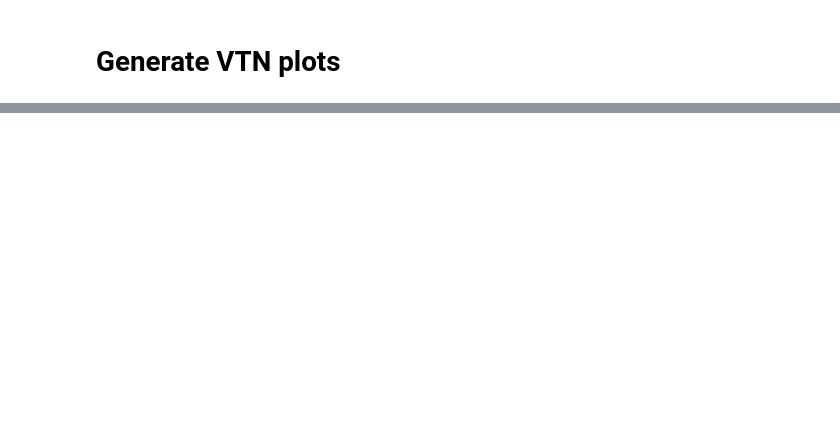
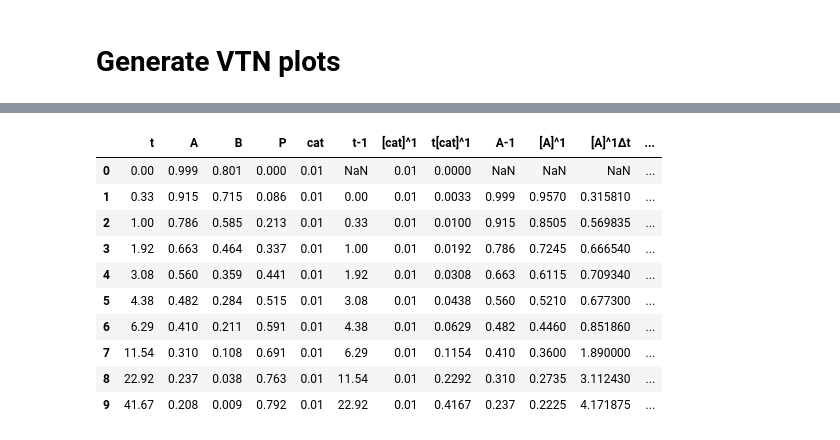
Before and after one commit to hnagib/Variable-Time-Normalization, a Jupyter notebook: notebooks/01-hnagib-oop.ipynb, the cells around one changed output, grey strips where cells are left out. Saved outputs shown, nothing was run; the diff lists cells and outputs as text; code cells hidden in the pictures; blank space fills up the shorter version.

```diff
--- a/notebooks/01-hnagib-oop.ipynb
+++ b/notebooks/01-hnagib-oop.ipynb
@@ -18,6 +16,12 @@ from scipy.optimize import minimize
 # %% [output]
 Loading BokehJS ...
 [interactive output not drawn]
+# %%
+def load_data(n, datadir, filename):
+    d_dict = {}
+    for i in range(1,n+1):
+        d_dict[f'{i}'] = pd.read_csv(os.path.join(datadir, filename.format(i=i)))
+    return d_dict
 # %% [markdown]
 # Initilize `VariableTimeNormalization` object
 # %%
@@ -80,0 +72,17 @@ vtn.plot_order_smoothness(
+# %%
+exp = vtn.VariableTimeNormalization(
+    load_data(4, '../data/', 'exp_{i}.csv'),
+    exp_pairs=exp_pairs,
+    rxn_orders={'A':1, 'B':1, 'cat':1},
+    product_name='P'
+)
+
+# Plot pair of experiments for a given component
+exp.plot_vtn('A')
+
+# Plot all experiments for determining k_obs
+exp.plot_kobs()
+
+# Show dataframe used for VTN analysis
+exp.df_vtn['3']
+# %% [output]
@@ -80,0 +93,11 @@ vtn.plot_order_smoothness(
+|  | t | A | B | P | cat | t-1 | [cat]^1 | t[cat]^1 | A-1 | [A]^1 | [A]^1∆t | ... |
+| 0 | 0.00 | 0.999 | 0.801 | 0.000 | 0.01 | NaN | 0.01 | 0.0000 | NaN | NaN | NaN | ... |
+| 1 | 0.33 | 0.915 | 0.715 | 0.086 | 0.01 | 0.00 | 0.01 | 0.0033 | 0.999 | 0.9570 | 0.315810 | ... |
+| 2 | 1.00 | 0.786 | 0.585 | 0.213 | 0.01 | 0.33 | 0.01 | 0.0100 | 0.915 | 0.8505 | 0.569835 | ... |
+| 3 | 1.92 | 0.663 | 0.464 | 0.337 | 0.01 | 1.00 | 0.01 | 0.0192 | 0.786 | 0.7245 | 0.666540 | ... |
+| 4 | 3.08 | 0.560 | 0.359 | 0.441 | 0.01 | 1.92 | 0.01 | 0.0308 | 0.663 | 0.6115 | 0.709340 | ... |
+| 5 | 4.38 | 0.482 | 0.284 | 0.515 | 0.01 | 3.08 | 0.01 | 0.0438 | 0.560 | 0.5210 | 0.677300 | ... |
+| 6 | 6.29 | 0.410 | 0.211 | 0.591 | 0.01 | 4.38 | 0.01 | 0.0629 | 0.482 | 0.4460 | 0.851860 | ... |
+| 7 | 11.54 | 0.310 | 0.108 | 0.691 | 0.01 | 6.29 | 0.01 | 0.1154 | 0.410 | 0.3600 | 1.890000 | ... |
+| 8 | 22.92 | 0.237 | 0.038 | 0.763 | 0.01 | 11.54 | 0.01 | 0.2292 | 0.310 | 0.2735 | 3.112430 | ... |
+| 9 | 41.67 | 0.208 | 0.009 | 0.792 | 0.01 | 22.92 | 0.01 | 0.4167 | 0.237 | 0.2225 | 4.171875 | ... |
```
Also changed, not shown: parts of 12 cells of this notebook, 2 other files.
